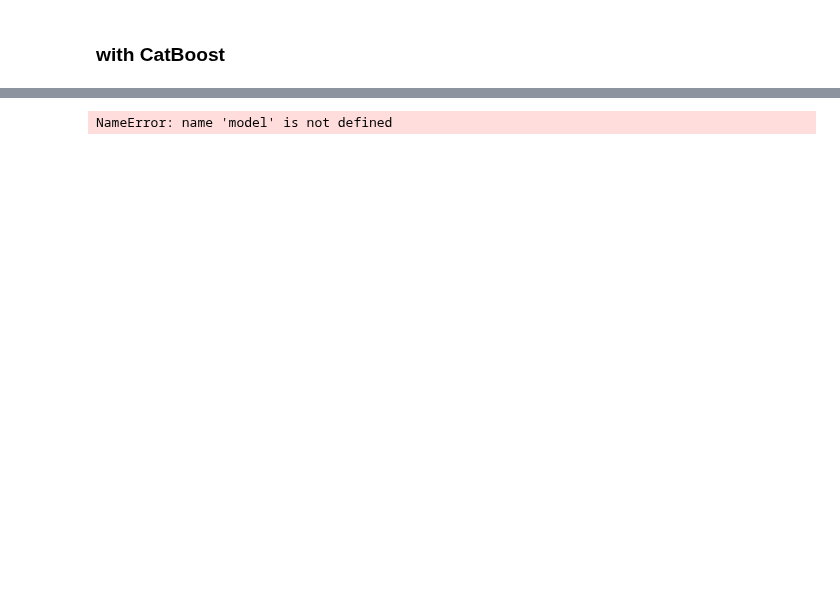
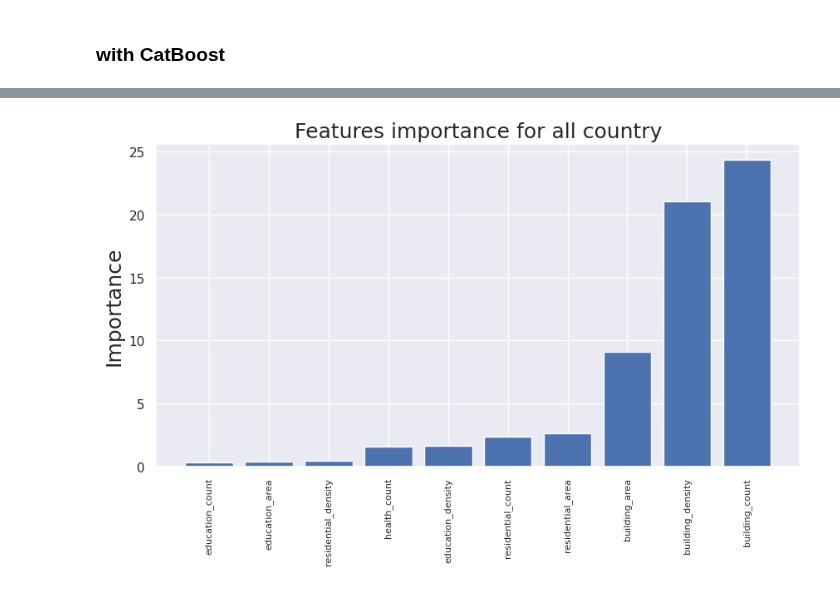
Before and after one commit to CS-433/ml-project-2-xgradingboosting, a Jupyter notebook: src/2_evaluation/1_recent_combined.ipynb, the cells around one changed output, grey strips where cells are left out. Cells and saved outputs as stored; diff of their text form; code cells hidden in the pictures; blank space fills up the shorter version.

```diff
--- a/src/2_evaluation/1_recent_combined.ipynb
+++ b/src/2_evaluation/1_recent_combined.ipynb
@@ -98,22 +112,18 @@ fig.savefig("../figs/pooled_max_year_catboost.pdf", dpi=600, bbox_inches="tight"
 # %%
 def features_importance(model) :
     importance = model.feature_importances_
-    cnn_features_names = [f'cnn{i}' for i in range(len(complete_df.features[0]))]
-    features_names = np.concatenate((all_cols, cnn_features_names))
-    mask = ~pd.Series(features_names).str.match(r'^cnn')
-
     fig, ax = plt.subplots(figsize=(10, 20))
-    sorted_importance, sorted_features = zip(*sorted(zip(importance[mask], features_names[mask])))
-    #sorted_importance, sorted_features = importance[mask], features_names[mask]
-    ax.barh(sorted_features, sorted_importance)
-    ax.set_yticklabels(sorted_features, fontsize=6)
-
-    plt.xlabel('Importance', fontsize=14)
+    sorted_importance, sorted_features = zip(*sorted(zip(importance[:10], all_cols[:10])))
+    ax.bar(sorted_features, sorted_importance)
+    ax.set_xticklabels(sorted_features, fontsize=8, rotation=90)
+    xleft, xright = ax.get_xlim()
+    ybottom, ytop = ax.get_ylim()
+    ax.set_aspect(abs((xright-xleft)/(ybottom-ytop))*0.5)
+    plt.ylabel('Importance', fontsize=18)
     plt.title(f'Features importance for all country', fontsize=18)
     plt.show()
-    return fig
+    fig.savefig("../figs/features_importance_combined_PCA_15.pdf", dpi=600, bbox_inches="tight")
 
-fig = features_importance(model)
-fig.savefig("../figs/features_importance_combined_catboost.pdf", dpi=600, bbox_inches="tight")
+features_importance(model)
 # %% [output]
-NameError: name 'model' is not defined
+[figure, added]
```
Also changed, not shown: parts of 8 cells of this notebook, 9 other files.
